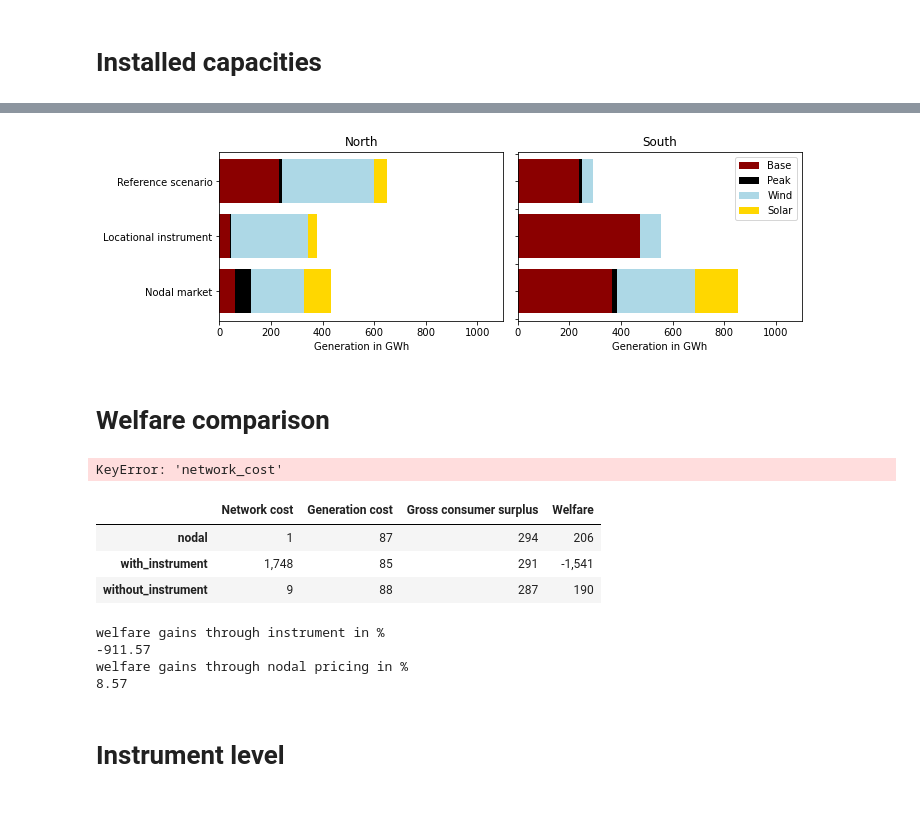
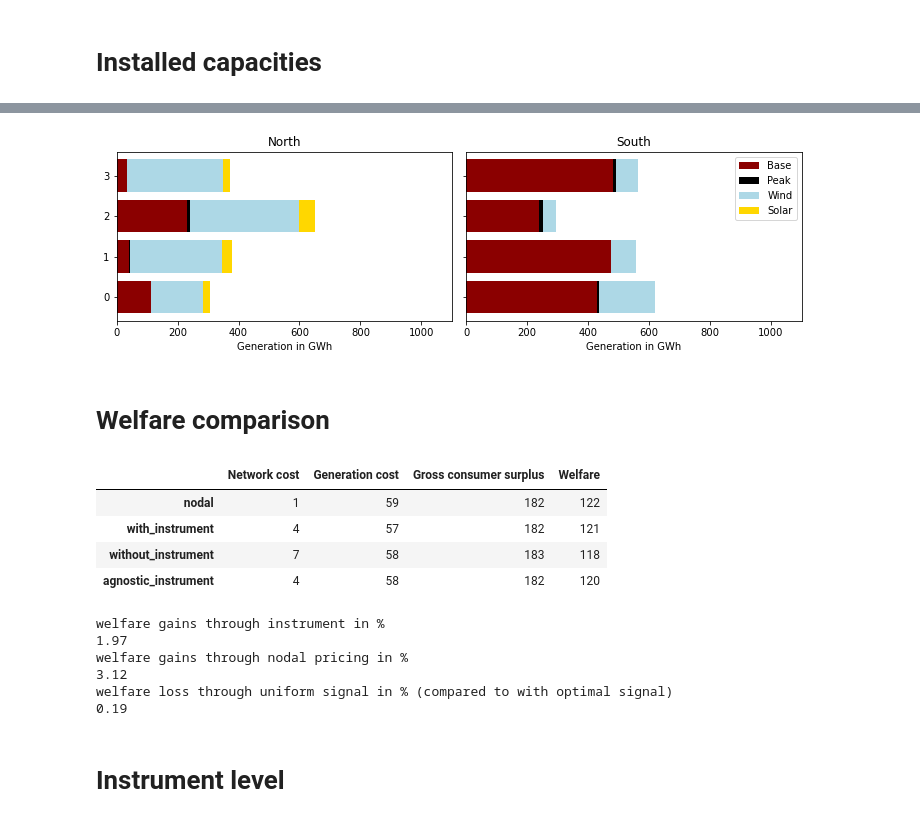
Before and after one commit to anselm-eicke/Locational-investment-signals, a Jupyter notebook: Two node models/Output/Postprocessing.ipynb, the cells around one changed output, grey strips where cells are left out. Saved outputs shown, nothing was run; the diff lists cells and outputs as text; code cells hidden in the pictures.

```diff
--- a/Two node models/Output/Postprocessing.ipynb
+++ b/Two node models/Output/Postprocessing.ipynb
@@ -9,9 +9,6 @@ nodes = list(['north', 'south'])
 # %%
 scenarios = list(['nodal', 'with_instrument', 'without_instrument', 'agnostic_instrument']);
 
-scenarios = list(['nodal', 'with_instrument', 'without_instrument']);
-#scenarios = list(['nodal', 'with_instrument', 'nodal_high_price_elasticity', 'with_instrument_high_price_elasticity']);
-
 nodes = list(['north', 'south'])
 # %%
 def read_data(file, indicator):
@@ -186,35 +194,38 @@ fig.savefig('Figures/capacity_distribution.jpeg', dpi=500)
 # %%
 # plot generation
 #plt.rcdefaults()
 fig = plt.figure(figsize=(10, 3.3))
 
 ax1 = plt.subplot(1,2,1)
 ax2 = plt.subplot(1,2,2)
 
 y_pos = np.arange(len(scenarios))
 #leg = pd.Dataframe()
 
 plot_distribution(gen, ax1, nodes[0])
 axes = plot_distribution(gen, ax2, nodes[1])
 
 ax1.set_xlim(0, 1100)
 ax2.set_xlim(0, 1100)
 
 ax1.set_title('North')
 ax2.set_title('South')
 
 ax2.legend(['Base', 'Peak', 'Wind', 'Solar'], bbox_to_anchor=(1.0, 1))
 #ax1.legend(['Base', 'Peak', 'Wind', 'Solar'])
 ax1.set_yticks(y_pos);
-ax1.set_yticklabels(['Nodal market', 'Locational instrument', 'Reference scenario']);
+
+if len(scenarios) == 3:
+    ax1.set_yticklabels(['Nodal market', 'Locational instrument', 'Reference scenario']);
+
 ax2.set_yticklabels([]);
 ax1.set_xlabel('Generation in GWh')
 ax2.set_xlabel('Generation in GWh')
 plt.tight_layout()
 
 fig.savefig('generation_distribution.jpeg', dpi=500)
 # %% [output]
-[figure, old version]
+[figure, new version]
 # %% [markdown]
 # Welfare comparison
 # %%
@@ -224,8 +235,6 @@ for scenario in scenarios:
     welfare.loc[scenario, 'Network cost'] = read_data(scenario, 'network_cost').iloc[0,0]
     welfare.loc[scenario, 'Generation cost'] = read_data(scenario, 'generation_costs').iloc[0,0]
     welfare.loc[scenario, 'Gross consumer surplus'] = read_data(scenario, 'consumer_surplus').iloc[0,0]
-# %% [output]
-KeyError: 'network_cost'
 # %%
 welfare['Welfare'] = welfare['Gross consumer surplus'] - welfare['Network cost'] - welfare['Generation cost'];
 welfare['Welfare'] = welfare['Welfare']
@@ -235,9 +244,10 @@ welfare = welfare / 1000
 welfare.style.format('{0:,.0f}')
 # %% [output]
 |  | Network cost | Generation cost | Gross consumer surplus | Welfare |
-| nodal | 1 | 87 | 294 | 206 |
-| with_instrument | 1,748 | 85 | 291 | -1,541 |
-| without_instrument | 9 | 88 | 287 | 190 |
+| nodal | 1 | 59 | 182 | 122 |
+| with_instrument | 4 | 57 | 182 | 121 |
+| without_instrument | 7 | 58 | 183 | 118 |
+| agnostic_instrument | 4 | 58 | 182 | 120 |
 # %%
 print('welfare gains through instrument in %')
 
@@ -247,14 +257,16 @@ print('welfare gains through nodal pricing in %')
 
 print(round((welfare['Welfare']['nodal'] - welfare['Welfare']['without_instrument']) / welfare['Welfare']['without_instrument'] * 100,2))
 
-#print('welfare loss through uniform signal in %')
-
-#print(round((welfare['Welfare']['with_instrument'] - welfare['Welfare']['agnostic_instrument']) / welfare['Welfare']['with_instrument'] * 100,2))
+if len(scenarios) > 3:
+    print('welfare loss through uniform signal in % (compared to with optimal signal)')
+    print(round((welfare['Welfare']['with_instrument'] - welfare['Welfare']['agnostic_instrument']) / welfare['Welfare']['with_instrument'] * 100,2))
 # %% [output]
 welfare gains through instrument in %
--911.57
+1.97
 welfare gains through nodal pricing in %
-8.57
+3.12
+welfare loss through uniform signal in % (compared to with optimal signal)
+0.19
 # %% [markdown]
 # Instrument level
 # %%
```
Also changed, not shown: parts of 12 cells of this notebook, 8 other files.
